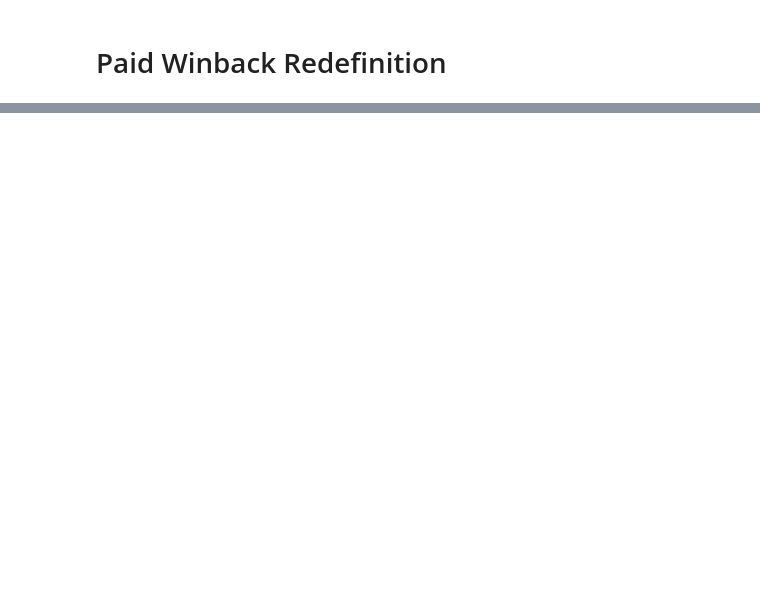
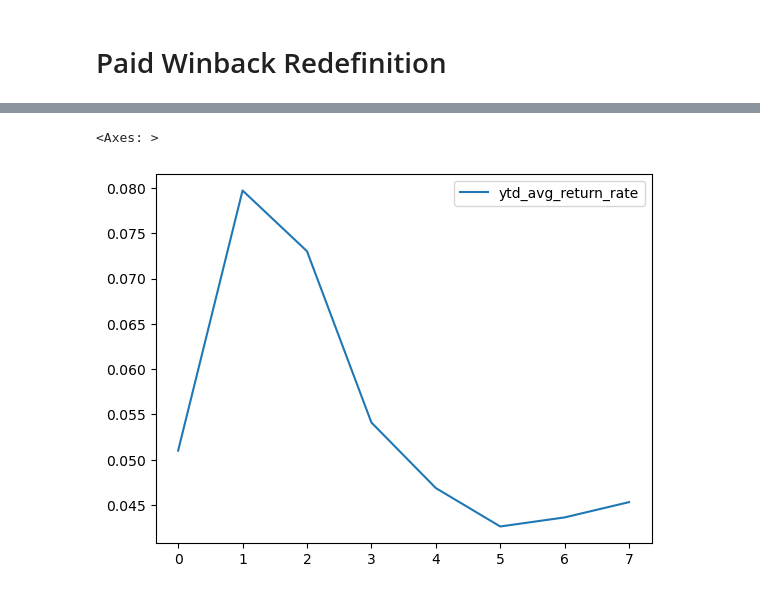
Before and after one commit to sandersli-nbc/CRM-Dashboard, a Jupyter notebook: test.ipynb, the cells around one changed output, grey strips where cells are left out. Saved outputs shown, nothing was run; the diff lists cells and outputs as text; code cells hidden in the pictures; blank space fills up the shorter version.

```diff
--- a/test.ipynb
+++ b/test.ipynb
@@ -1830,0 +2713,6 @@ LEFT JOIN Net_New_Upgrade_Num
+# %%
+ytd_avg_lift = ytd_avg.groupby('report_month').apply(lambda x: x[x['cohort'] == 'Targeted']['ytd_avg_return_rate'].reset_index() - x[x['cohort'] == 'Holdout']['ytd_avg_return_rate'].reset_index()).reset_index().drop(['level_1', 'index'], axis=1)
+ytd_avg_lift.plot()
+# %% [output]
+<Axes: >
+[figure, added]
```
Also changed, not shown: parts of 89 cells of this notebook, 17 other files.
